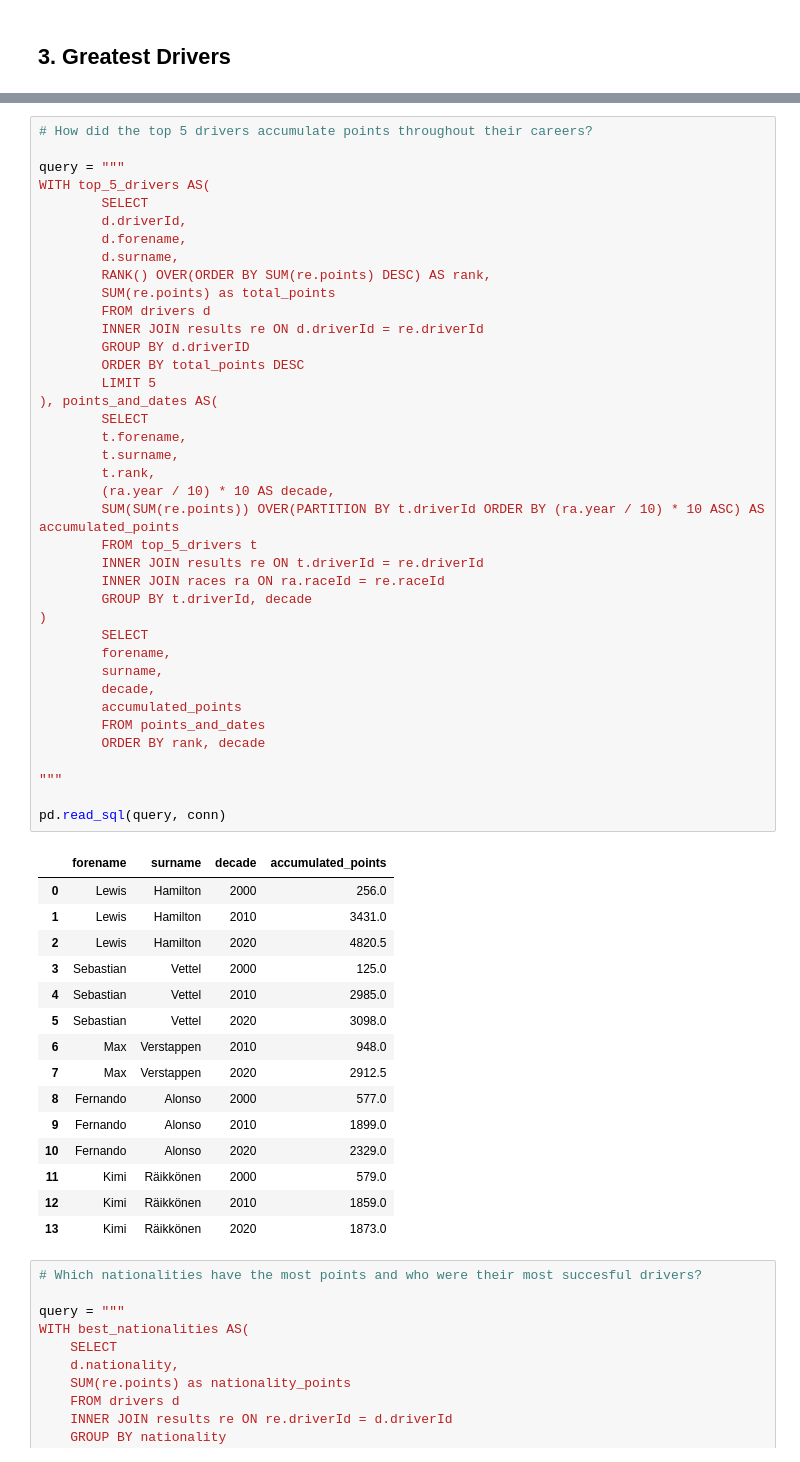
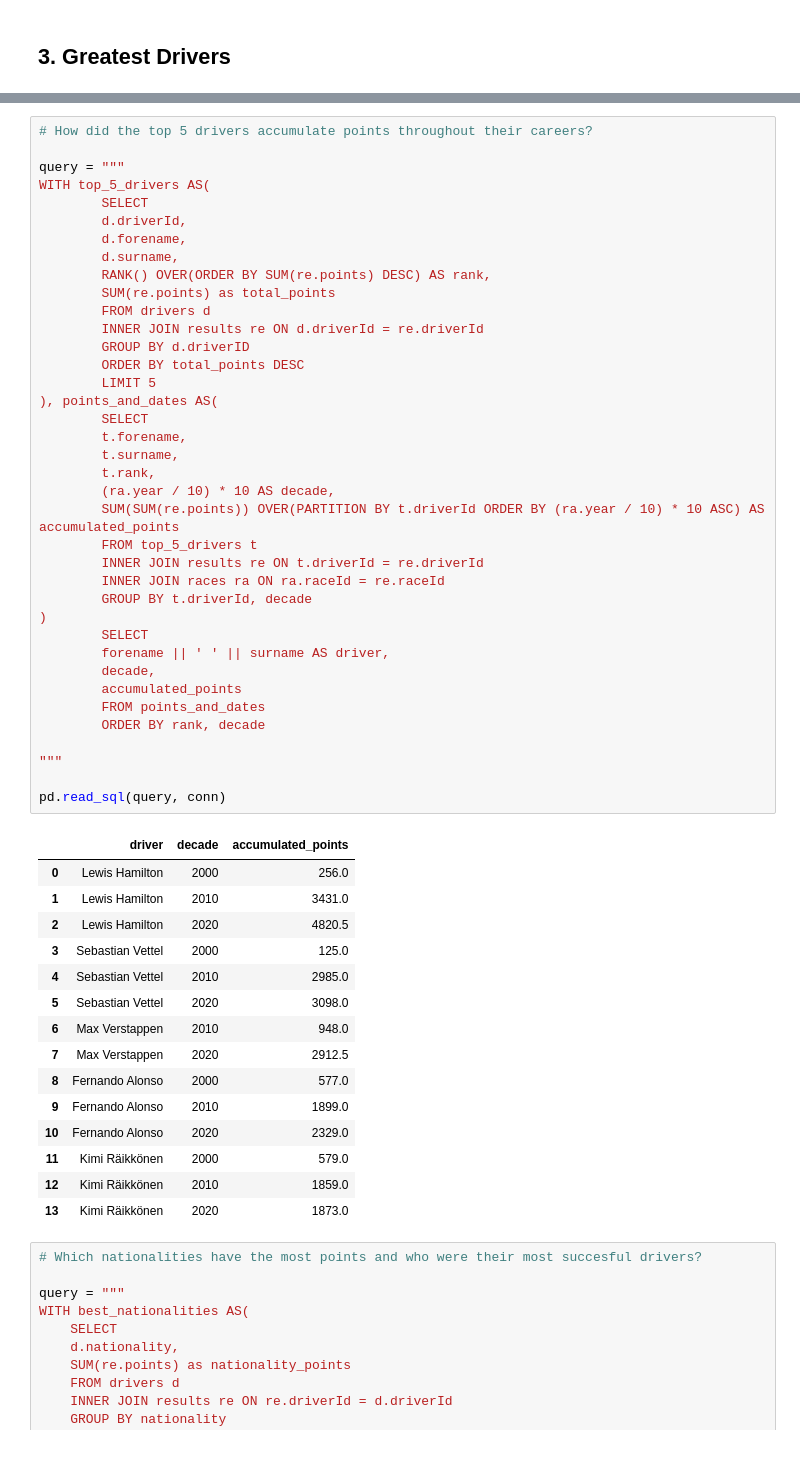
Before and after one commit to jakowczukalicja/formula1-sql-analysis, a Jupyter notebook: analysis.ipynb, the cells around one changed output, grey strips where cells are left out. Saved outputs shown, nothing was run; the diff lists cells and outputs as text.

```diff
--- a/analysis.ipynb
+++ b/analysis.ipynb
@@ -263,50 +262,49 @@ WITH top_5_drivers AS(
         d.surname,
         RANK() OVER(ORDER BY SUM(re.points) DESC) AS rank,
         SUM(re.points) as total_points
         FROM drivers d
         INNER JOIN results re ON d.driverId = re.driverId
         GROUP BY d.driverID
         ORDER BY total_points DESC
         LIMIT 5
 ), points_and_dates AS(
         SELECT
         t.forename,
         t.surname,
         t.rank,
         (ra.year / 10) * 10 AS decade,
         SUM(SUM(re.points)) OVER(PARTITION BY t.driverId ORDER BY (ra.year / 10) * 10 ASC) AS accumulated_points
         FROM top_5_drivers t
         INNER JOIN results re ON t.driverId = re.driverId
         INNER JOIN races ra ON ra.raceId = re.raceId
         GROUP BY t.driverId, decade
 )
         SELECT
-        forename,
-        surname,
+        forename || ' ' || surname AS driver,
         decade,
         accumulated_points
         FROM points_and_dates
         ORDER BY rank, decade
 
 """
 
 pd.read_sql(query, conn)
 # %% [output]
-|  | forename | surname | decade | accumulated_points |
-| 0 | Lewis | Hamilton | 2000 | 256.0 |
-| 1 | Lewis | Hamilton | 2010 | 3431.0 |
-| 2 | Lewis | Hamilton | 2020 | 4820.5 |
-| 3 | Sebastian | Vettel | 2000 | 125.0 |
-| 4 | Sebastian | Vettel | 2010 | 2985.0 |
-| 5 | Sebastian | Vettel | 2020 | 3098.0 |
-| 6 | Max | Verstappen | 2010 | 948.0 |
-| 7 | Max | Verstappen | 2020 | 2912.5 |
-| 8 | Fernando | Alonso | 2000 | 577.0 |
-| 9 | Fernando | Alonso | 2010 | 1899.0 |
-| 10 | Fernando | Alonso | 2020 | 2329.0 |
-| 11 | Kimi | Räikkönen | 2000 | 579.0 |
-| 12 | Kimi | Räikkönen | 2010 | 1859.0 |
-| 13 | Kimi | Räikkönen | 2020 | 1873.0 |
+|  | driver | decade | accumulated_points |
+| 0 | Lewis Hamilton | 2000 | 256.0 |
+| 1 | Lewis Hamilton | 2010 | 3431.0 |
+| 2 | Lewis Hamilton | 2020 | 4820.5 |
+| 3 | Sebastian Vettel | 2000 | 125.0 |
+| 4 | Sebastian Vettel | 2010 | 2985.0 |
+| 5 | Sebastian Vettel | 2020 | 3098.0 |
+| 6 | Max Verstappen | 2010 | 948.0 |
+| 7 | Max Verstappen | 2020 | 2912.5 |
+| 8 | Fernando Alonso | 2000 | 577.0 |
+| 9 | Fernando Alonso | 2010 | 1899.0 |
+| 10 | Fernando Alonso | 2020 | 2329.0 |
+| 11 | Kimi Räikkönen | 2000 | 579.0 |
+| 12 | Kimi Räikkönen | 2010 | 1859.0 |
+| 13 | Kimi Räikkönen | 2020 | 1873.0 |
 # %%
 # Which nationalities have the most points and who were their most succesful drivers?
 
```
Also changed, not shown: parts of 3 cells of this notebook.
